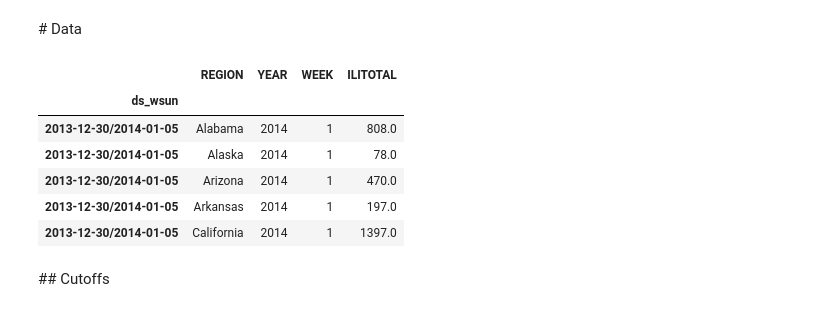
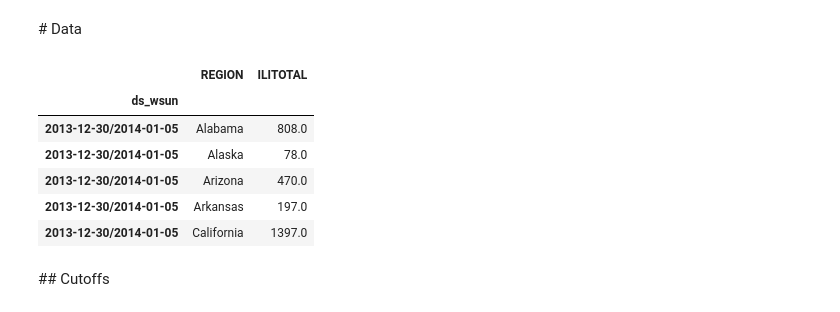
Before and after one commit to ltsaprounis/dsf-ts-forecasting, a Jupyter notebook: notebooks/04-panel-forecasting.ipynb, the cells around one changed output. Saved outputs shown, nothing was run; the diff lists cells and outputs as text; code cells hidden in the pictures.

```diff
--- a/notebooks/04-panel-forecasting.ipynb
+++ b/notebooks/04-panel-forecasting.ipynb
@@ -42,27 +42,29 @@ np.random.seed(99)
 # %%
 # All the time series
 main_df = pd.read_csv("../DATA/ILINet.csv", na_values="X")
 main_df = process_raw_data(main_df)
 cali_ts = single_region_ts(main_df, region="California")
 main_df = main_df.drop(
     columns=[
         "% WEIGHTED ILI",
         "%UNWEIGHTED ILI",
         "NUM. OF PROVIDERS",
-        "TOTAL PATIENTS"
+        "TOTAL PATIENTS",
+        "YEAR",
+        "WEEK"
     ]
 )
 # Set to period index
 main_df = main_df.set_index("ds_wsun").to_period("W-SUN")
 display(main_df.head())
 # %% [output]
-|  | REGION | YEAR | WEEK | ILITOTAL |
-| ds_wsun |  |  |  |  |
-| 2013-12-30/2014-01-05 | Alabama | 2014 | 1 | 808.0 |
-| 2013-12-30/2014-01-05 | Alaska | 2014 | 1 | 78.0 |
-| 2013-12-30/2014-01-05 | Arizona | 2014 | 1 | 470.0 |
-| 2013-12-30/2014-01-05 | Arkansas | 2014 | 1 | 197.0 |
-| 2013-12-30/2014-01-05 | California | 2014 | 1 | 1397.0 |
+|  | REGION | ILITOTAL |
+| ds_wsun |  |  |
+| 2013-12-30/2014-01-05 | Alabama | 808.0 |
+| 2013-12-30/2014-01-05 | Alaska | 78.0 |
+| 2013-12-30/2014-01-05 | Arizona | 470.0 |
+| 2013-12-30/2014-01-05 | Arkansas | 197.0 |
+| 2013-12-30/2014-01-05 | California | 1397.0 |
 # %% [markdown]
 ## Cutoffs
 # %%
```
Also changed, not shown: parts of 4 cells of this notebook.
